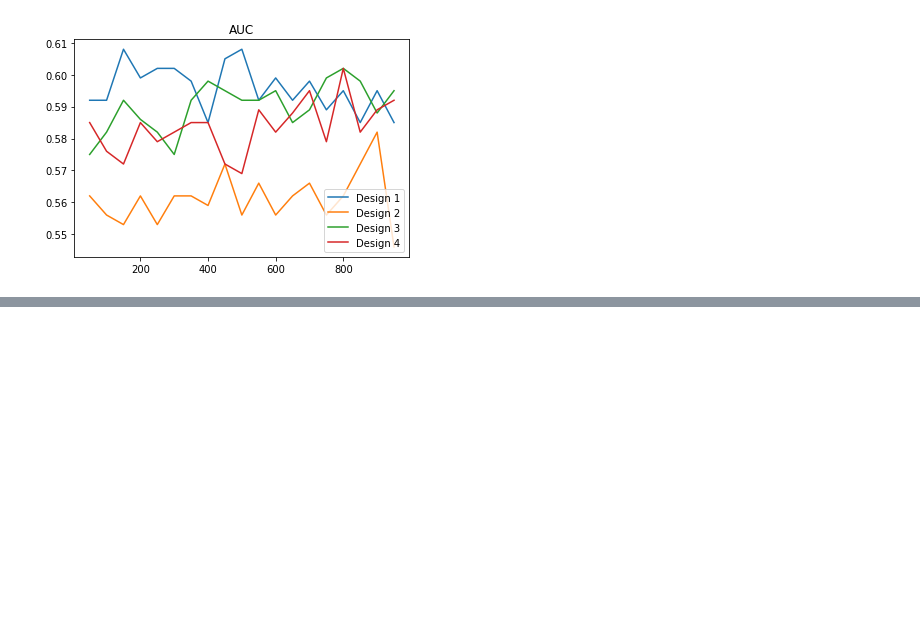
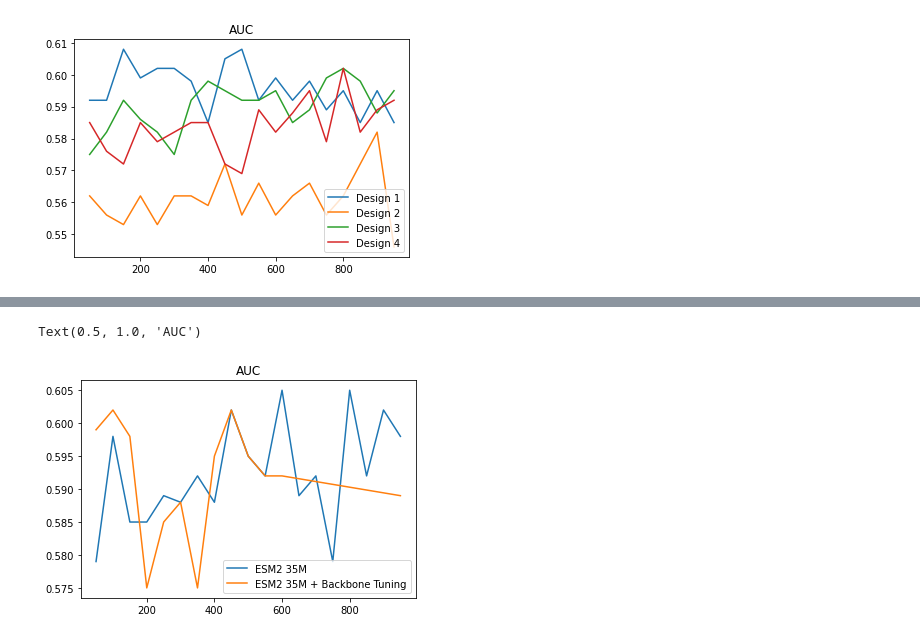
Before and after one commit to xxchenxx/CLEAN, a Jupyter notebook: app/draw.ipynb, the cells around one changed output, grey strips where cells are left out. Cells and saved outputs as stored; diff of their text form; code cells hidden in the pictures; blank space fills up the shorter version.

```diff
--- a/app/draw.ipynb
+++ b/app/draw.ipynb
@@ -169,0 +282,35 @@ Text(0.5, 1.0, 'AUC')
+# %%
+result_35m_backbone_tuning = backbone_tuning.split("\n")
+# %%
+result_35m_fix_backbone_precisions = []
+result_35m_fix_backbone_recalls = []
+result_35m_fix_backbone_F1s = []
+result_35m_fix_backbone_AUCs = []
+for line in result_35m_fix_backbone:
+    if line.startswith(">>> pre"):
+        result_35m_fix_backbone_precisions.append(float(line.split("precision: ")[1].split("|")[0]))
+        result_35m_fix_backbone_recalls.append(float(line.split("recall: ")[1].split("|")[0]))
+        result_35m_fix_backbone_F1s.append(float(line.split("F1: ")[1].split("|")[0]))
+        result_35m_fix_backbone_AUCs.append(float(line.split("AUC: ")[1]))
+# %%
+result_35m_backbone_tuning_design1_precisions = []
+result_35m_backbone_tuning_design1_recalls = []
+result_35m_backbone_tuning_design1_F1s = []
+result_35m_backbone_tuning_design1_AUCs = []
+for line in result_35m_backbone_tuning_design1:
+    if line.startswith("pre"):
+        result_35m_backbone_tuning_design1_precisions.append(float(line.split("precision: ")[1].split("|")[0]))
+        result_35m_backbone_tuning_design1_recalls.append(float(line.split("recall: ")[1].split("|")[0]))
+        result_35m_backbone_tuning_design1_F1s.append(float(line.split("F1: ")[1].split("|")[0]))
+        result_35m_backbone_tuning_design1_AUCs.append(float(line.split("AUC: ")[1]))
+# %%
+result_35m_backbone_tuning_precisions = []
+result_35m_backbone_tuning_recalls = []
+result_35m_backbone_tuning_F1s = []
+result_35m_backbone_tuning_AUCs = []
+for line in result_35m_backbone_tuning:
+    if line.startswith("pre"):
+        result_35m_backbone_tuning_precisions.append(float(line.split("precision: ")[1].split("|")[0]))
+        result_35m_backbone_tuning_recalls.append(float(line.split("recall: ")[1].split("|")[0]))
+        result_35m_backbone_tuning_F1s.append(float(line.split("F1: ")[1].split("|")[0]))
+        result_35m_backbone_tuning_AUCs.append(float(line.split("AUC: ")[1]))
@@ -169,0 +333,8 @@ Text(0.5, 1.0, 'AUC')
+# %%
+plt.plot(range(50, 1000, 50), result_35m_fix_backbone_AUCs[-19:], label='ESM2 35M')
+plt.plot(list(range(50, 650, 50)) + [950], result_35m_backbone_tuning_AUCs[-19:], label='ESM2 35M + Backbone Tuning')
+plt.legend()
+plt.title("AUC")
+# %% [output]
+Text(0.5, 1.0, 'AUC')
+[figure, added]
```
Also changed, not shown: parts of 18 cells of this notebook, 1 other file.
